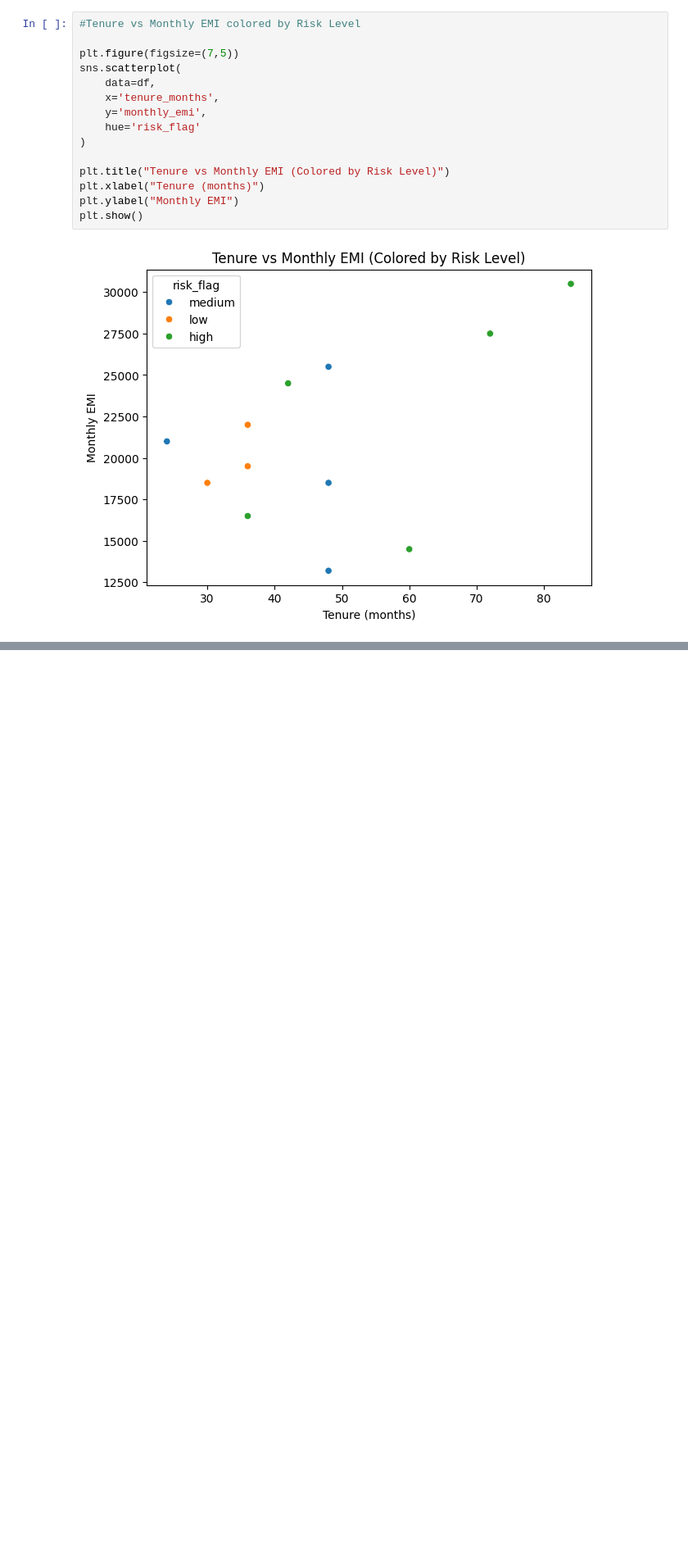
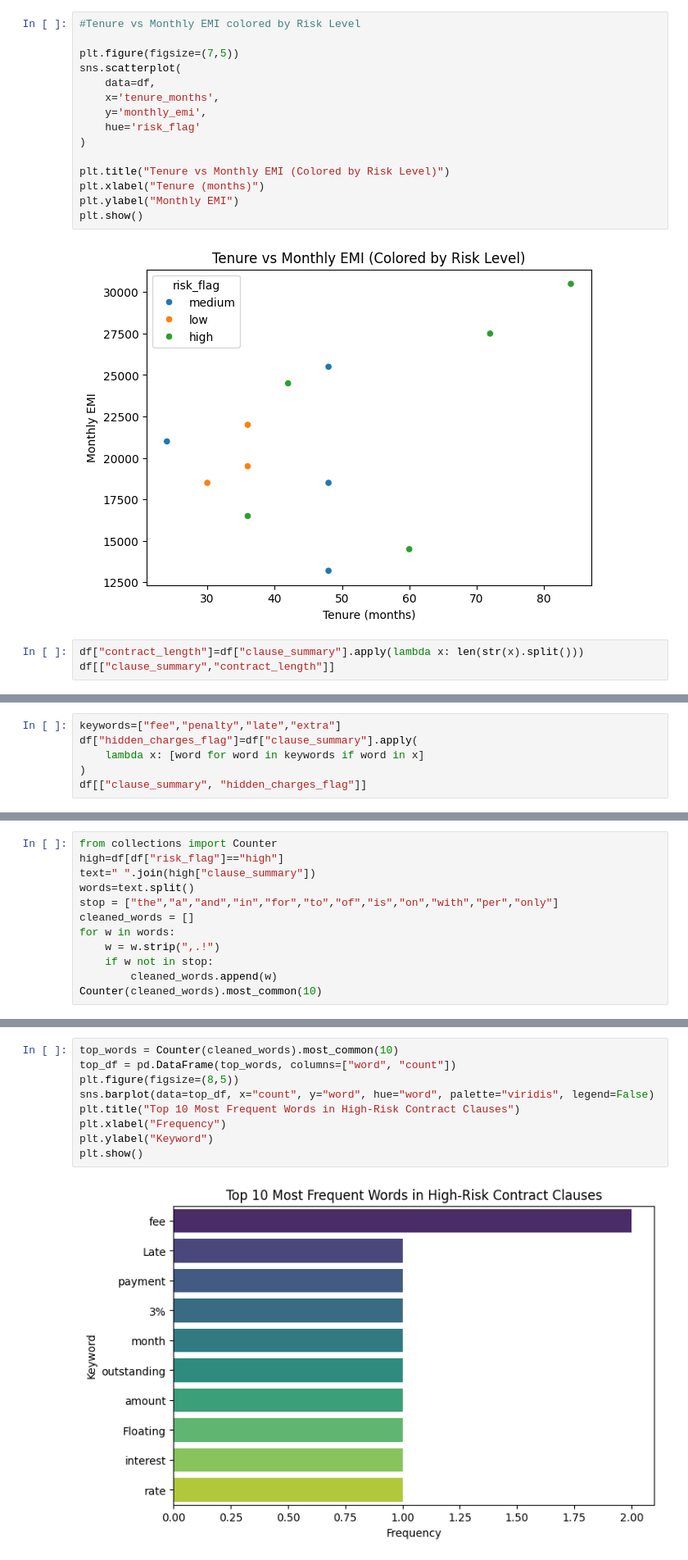
Before and after one commit to springboardmentor74219x/infosys-carlease-contract-ai-group2, a Jupyter notebook: notebook/W2_assignment_Sumedh.ipynb, the cells around one changed output, grey strips where cells are left out. Shown at 82% size. Cells and saved outputs as stored; diff of their text form; blank space fills up the shorter version.

Commit message:
Completed Week-2 Data Analysis Assignment v2

```diff
--- a/notebook/W2_assignment_Sumedh.ipynb
+++ b/notebook/W2_assignment_Sumedh.ipynb
@@ -102,3 +102,6 @@ plt.ylabel("Monthly EMI")
 plt.show()
 # %% [output]
 [figure]
+# %%
+df["contract_length"]=df["clause_summary"].apply(lambda x: len(str(x).split()))
+df[["clause_summary","contract_length"]]
@@ -104,0 +122,6 @@ plt.show()
+# %%
+keywords=["fee","penalty","late","extra"]
+df["hidden_charges_flag"]=df["clause_summary"].apply(
+    lambda x: [word for word in keywords if word in x]
+)
+df[["clause_summary", "hidden_charges_flag"]]
@@ -104,0 +142,12 @@ plt.show()
+# %%
+from collections import Counter
+high=df[df["risk_flag"]=="high"]
+text=" ".join(high["clause_summary"])
+words=text.split()
+stop = ["the","a","and","in","for","to","of","is","on","with","per","only"]
+cleaned_words = []
+for w in words:
+    w = w.strip(",.!")
+    if w not in stop:
+        cleaned_words.append(w)
+Counter(cleaned_words).most_common(10)
@@ -104,0 +165,11 @@ plt.show()
+# %%
+top_words = Counter(cleaned_words).most_common(10)
+top_df = pd.DataFrame(top_words, columns=["word", "count"])
+plt.figure(figsize=(8,5))
+sns.barplot(data=top_df, x="count", y="word", hue="word", palette="viridis", legend=False)
+plt.title("Top 10 Most Frequent Words in High-Risk Contract Clauses")
+plt.xlabel("Frequency")
+plt.ylabel("Keyword")
+plt.show()
+# %% [output]
+[figure, added]
```
Also changed, not shown: parts of 3 cells of this notebook.
